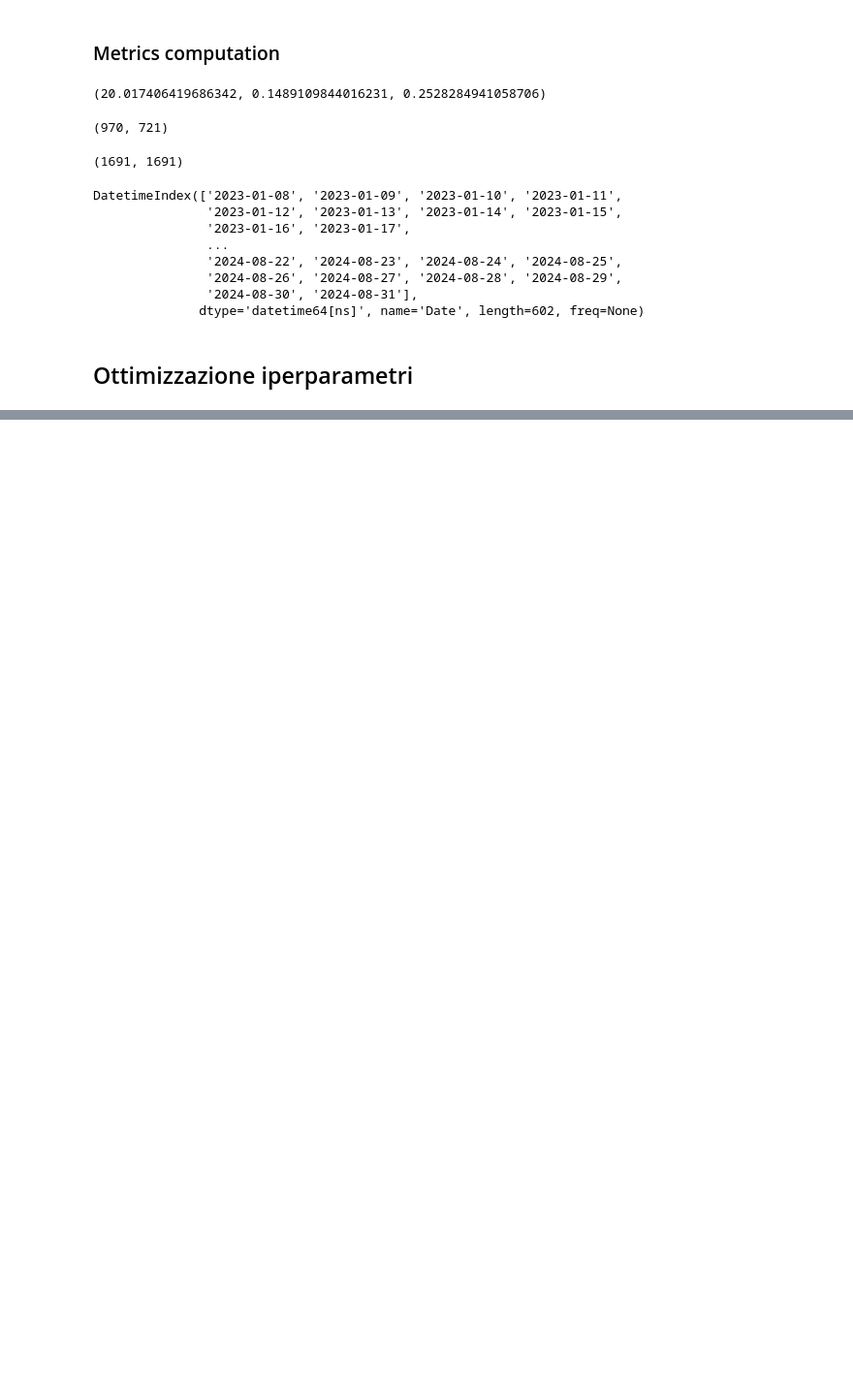
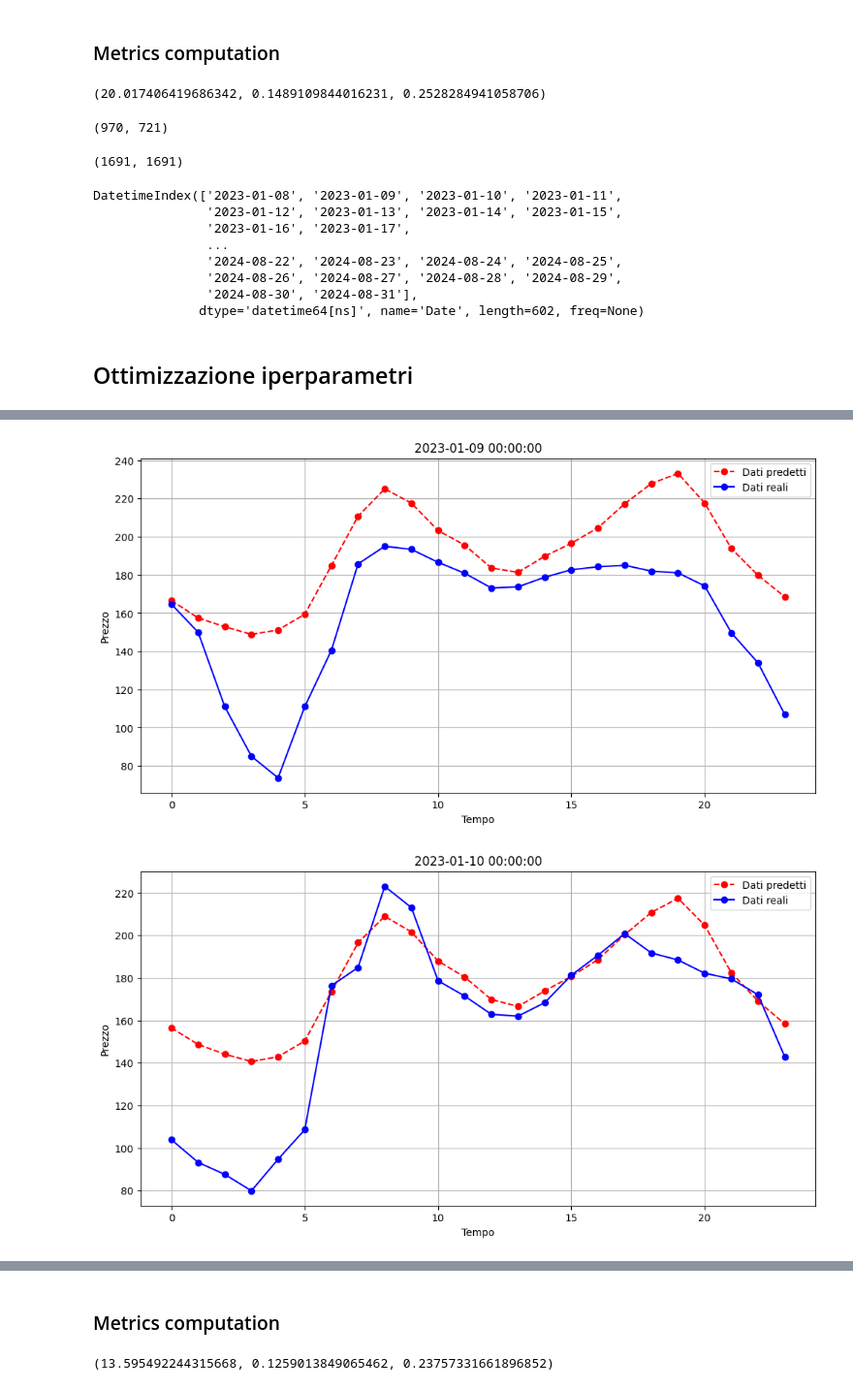
Before and after one commit to giovannicatalano-ors/epftoolbox, a Jupyter notebook: LEAR_DNN_PUN _customized_features.ipynb, the cells around one changed output, grey strips where cells are left out. Shown at 97% size. Drawn from its saved outputs; the diff is of its cells as text; code cells hidden in the pictures; blank space fills up the shorter version.

Commit message:
Implementation of the hyperparams optimization

```diff
--- a/LEAR_DNN_PUN _customized_features.ipynb
+++ b/LEAR_DNN_PUN _customized_features.ipynb
@@ -1118,0 +1142,10 @@ WARNING:absl:`lr` is deprecated in Keras optimizer, please use `learning_rate` o
+# %%
+# Metodo per passare da dataframe a dataset
+X_train, Y_train, X_val, Y_val, X_test, Y_test, indexTest = \
+    _build_and_split_XYs_customized(dfTrain=train_df,dfTest=test_df,  features=opt_hyperparams, n_exogenous_inputs=2, shuffle_train=True, percentage_val=0.25,
+                        date_test=None, hyperoptimization=True, data_augmentation=False)
+# %%
+model = DNN(experiment_id=1, path_hyperparameter_folder=path_hyperparameters_folder, nlayers=2,
+            dataset='IT', years_test=years_test, shuffle_train=1, data_augmentation=0, calibration_window=calibration_window)
+# %%
+X_train_reg, X_val_reg, X_test_reg, Y_train_reg, Y_val_reg = model._regularize_data(X_train, X_val, X_test, Y_train, Y_val)
@@ -1118,0 +1156,22 @@ WARNING:absl:`lr` is deprecated in Keras optimizer, please use `learning_rate` o
+# %%
+Y_test_pred = model.predict(X_test_reg)
+# %%
+time_index = np.arange(24)
+
+
+for i in range(1, 10):
+
+    plt.figure(figsize=(12, 6))
+
+    plt.plot(time_index, Y_test_pred[i, :], label='Dati predetti', color='red', linestyle='--', marker='o')
+    plt.plot(time_index, Y_test[i, :], label='Dati reali', color='blue', linestyle='-', marker='o')
+
+    plt.xlabel('Tempo')
+    plt.ylabel('Prezzo')
+    plt.legend()
+    plt.title(str(indexTest[i]))
+    plt.grid(True)
+    plt.show()
+# %% [output]
+[figure, added]
+[figure, added]
@@ -1118,0 +1185,2 @@ WARNING:absl:`lr` is deprecated in Keras optimizer, please use `learning_rate` o
+# %% [markdown]
+### Metrics computation
@@ -1118,0 +1191,4 @@ WARNING:absl:`lr` is deprecated in Keras optimizer, please use `learning_rate` o
+# %%
+MAE_DNN, sMAPE_DNN, MAPE_DNN
+# %% [output]
+(13.595492244315668, 0.1259013849065462, 0.23757331661896852)
```
Also changed, not shown: parts of 8 cells of this notebook.
